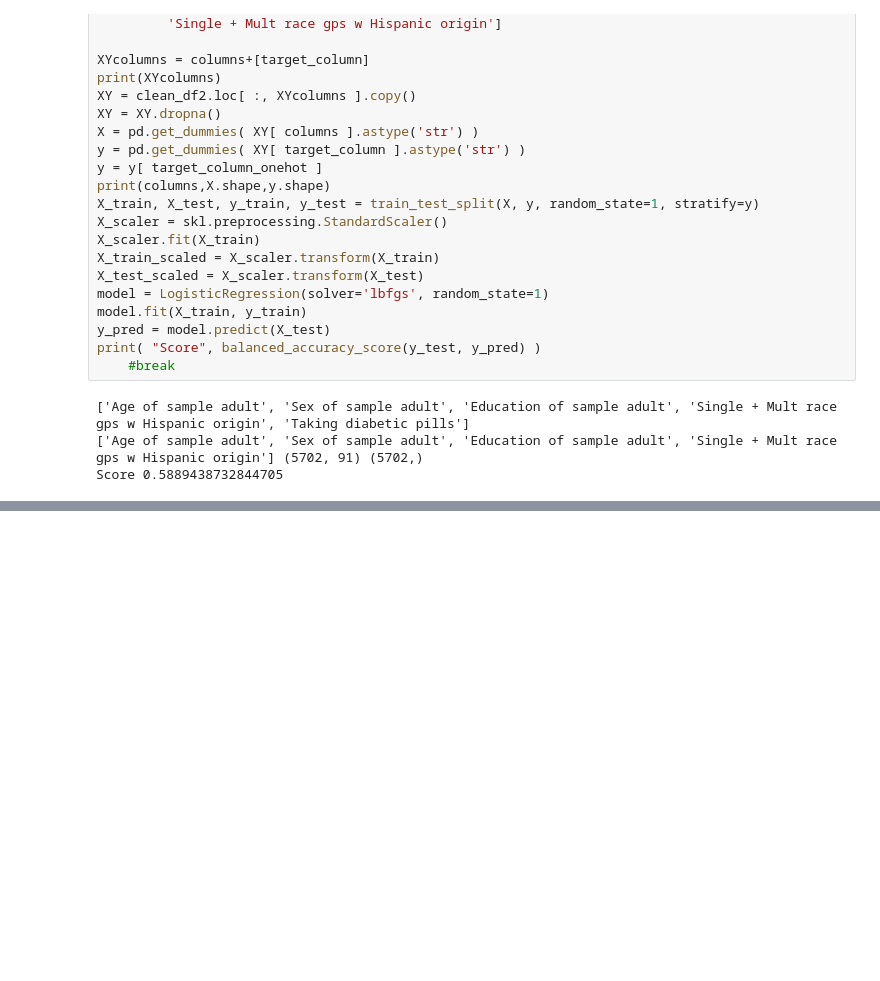
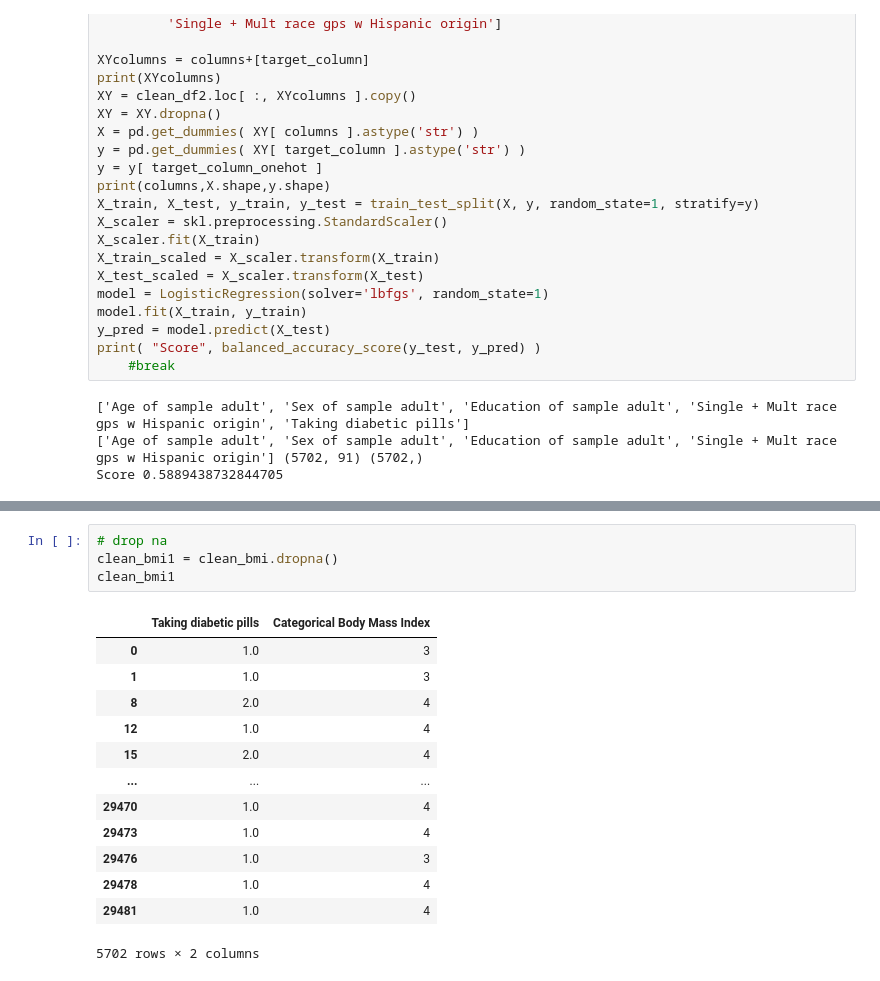
Before and after one commit to amyylin1/Drops_of_Jupyter, a Jupyter notebook: cleaned2.ipynb, the cells around one changed output, grey strips where cells are left out. Cells and saved outputs as stored; diff of their text form; blank space fills up the shorter version.

```diff
--- a/cleaned2.ipynb
+++ b/cleaned2.ipynb
@@ -558,0 +595,18 @@ Score 0.5889438732844705
+# %%
+# drop na
+clean_bmi1 = clean_bmi.dropna()
+clean_bmi1
+# %% [output]
+|  | Taking diabetic pills | Categorical Body Mass Index |
+| 0 | 1.0 | 3 |
+| 1 | 1.0 | 3 |
+| 8 | 2.0 | 4 |
+| 12 | 1.0 | 4 |
+| 15 | 2.0 | 4 |
+| ... | ... | ... |
+| 29470 | 1.0 | 4 |
+| 29473 | 1.0 | 4 |
+| 29476 | 1.0 | 3 |
+| 29478 | 1.0 | 4 |
+| 29481 | 1.0 | 4 |
+5702 rows × 2 columns
```
Also changed, not shown: parts of 9 cells of this notebook.
